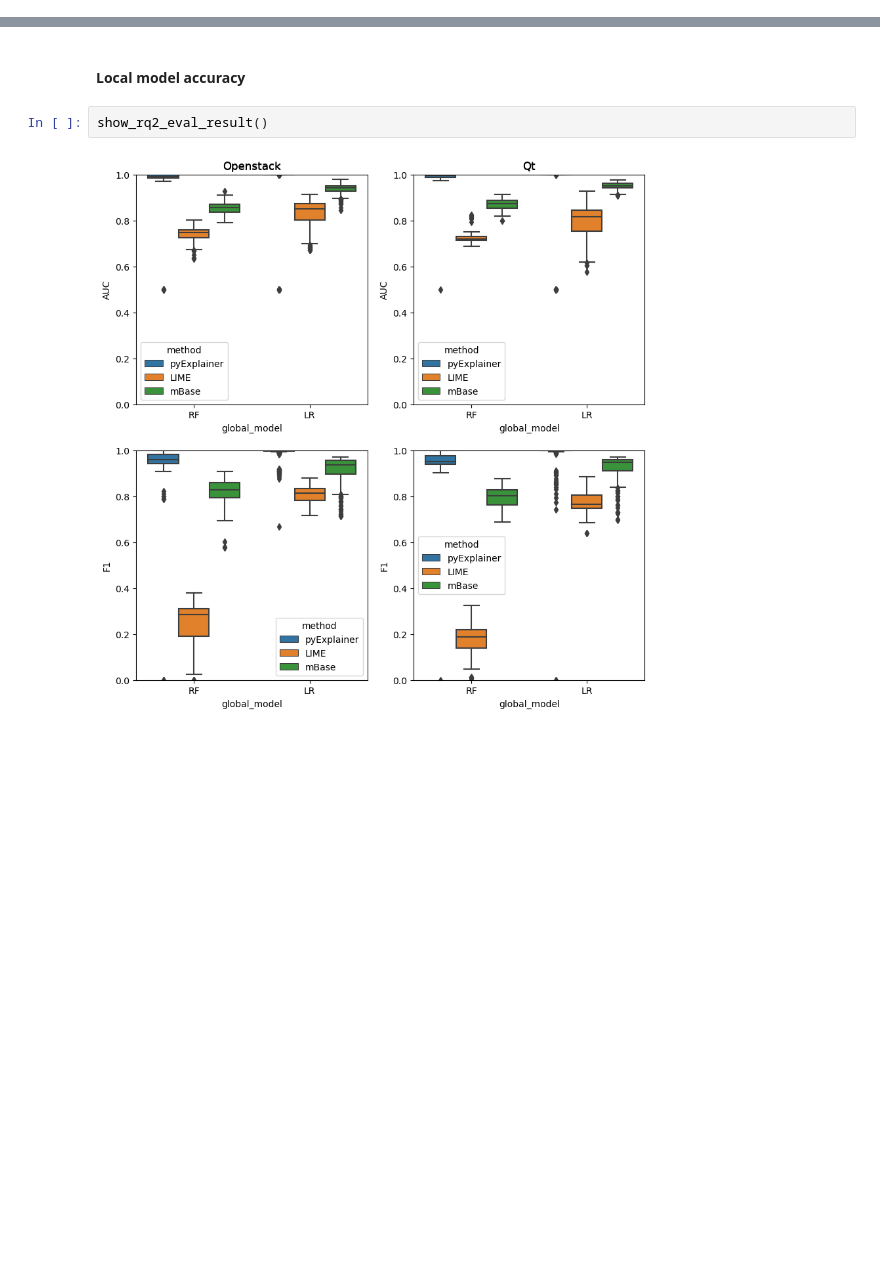
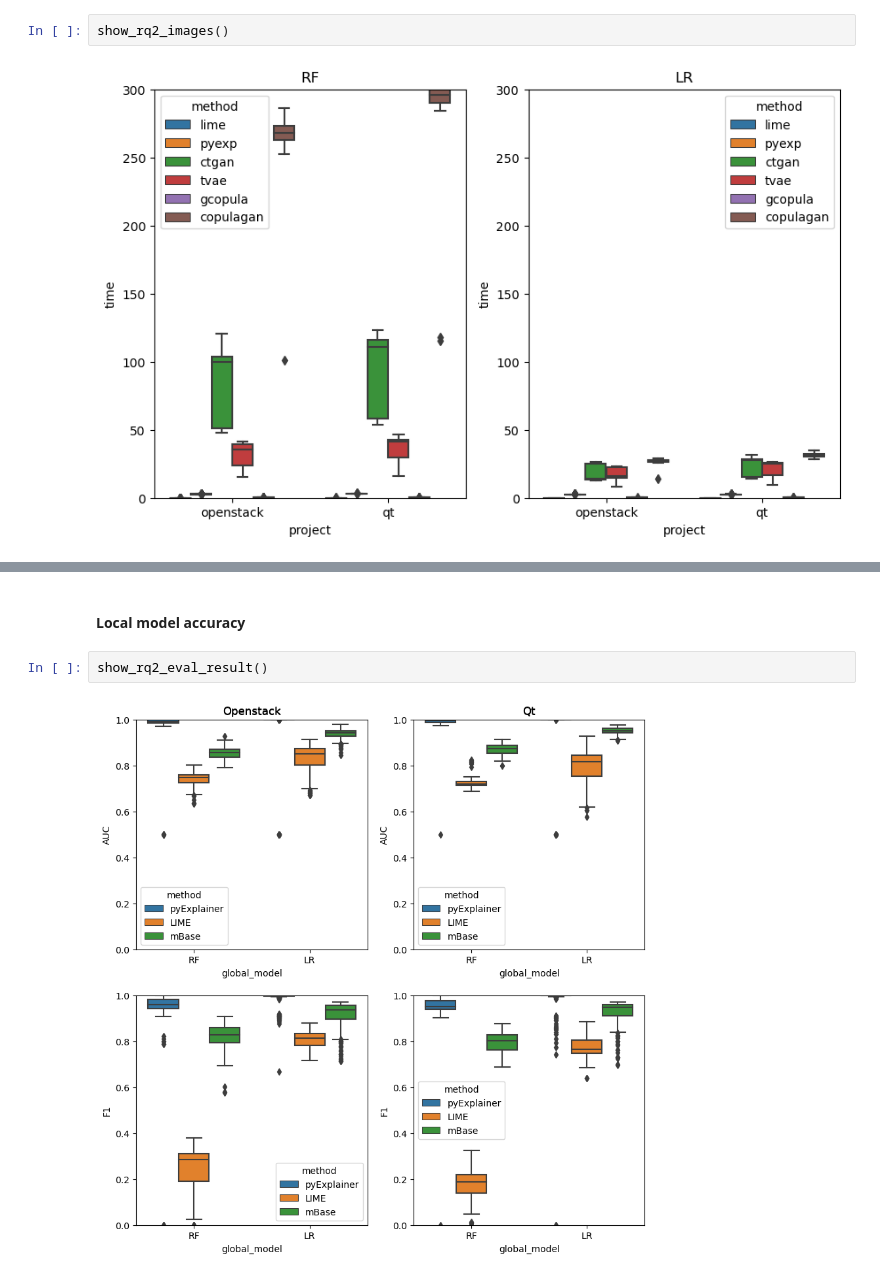
Before and after one commit to mohitiitr/PyExplainer, a Jupyter notebook: experiment_base_prep/evaluation.ipynb, the cells around one changed output, grey strips where cells are left out. Cells and saved outputs as stored; diff of their text form; blank space fills up the shorter version.

```diff
--- a/experiment_base_prep/evaluation.ipynb
+++ b/experiment_base_prep/evaluation.ipynb
@@ -141,0 +132,4 @@ finished RQ2 of qt
+# %%
+show_rq2_images()
+# %% [output]
+[figure, added]
```
Also changed, not shown: parts of 52 cells of this notebook, 20 other files.
